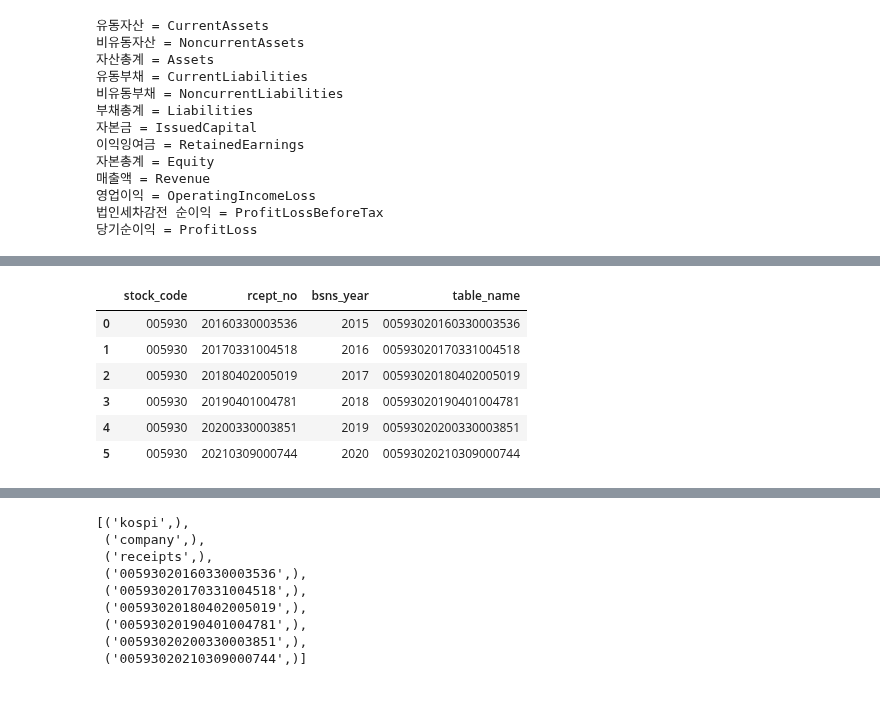
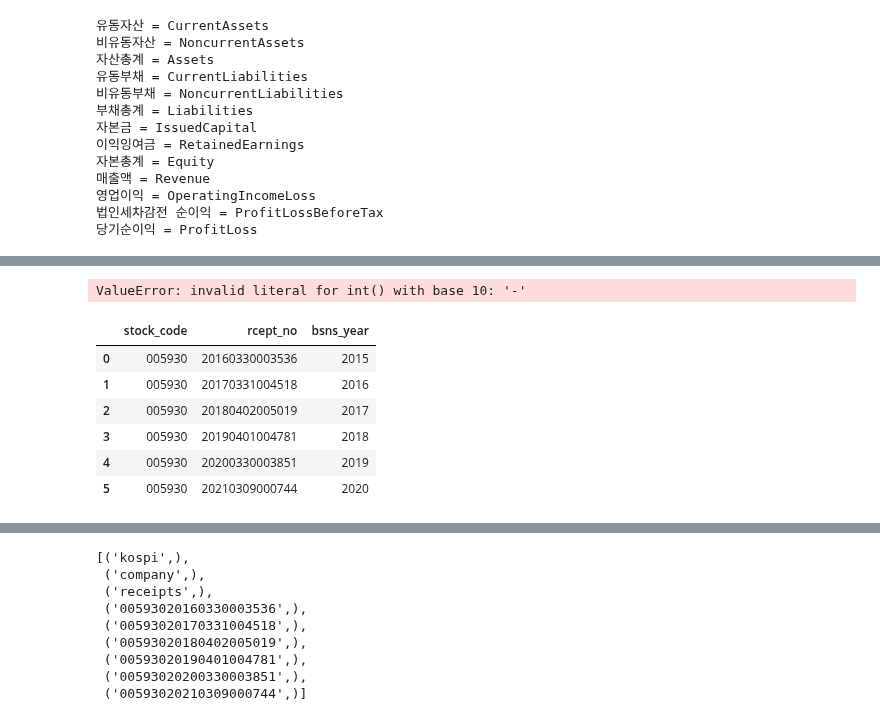
Before and after one commit to simonjisu/Text2SQL, a Jupyter notebook: Notebooks/SQLDatabase.ipynb, the cells around one changed output, grey strips where cells are left out. Cells and saved outputs as stored; diff of their text form; code cells hidden in the pictures.

```diff
--- a/Notebooks/SQLDatabase.ipynb
+++ b/Notebooks/SQLDatabase.ipynb
@@ -88,8 +88,8 @@ import sqlite3
 from pathlib import Path
 
 db_path = Path("./private/")
-# con = sqlite3.connect(db_path / "kospi.db")
+conn = sqlite3.connect(db_path / "kospi.db")
 # Samsung Electronic: 005930
-conn = sqlite3.connect(db_path / "samsung.db")
+# conn = sqlite3.connect(db_path / "samsung_new.db")
 c = conn.cursor()
 # %%
@@ -346,0 +390,17 @@ bsns_years = list(range(2015, 2021))
+# %%
+bsns_years = list(range(2015, 2021))
+dfs = []
+for corp in tqdm(stocks_syms):
+    for bsns_year in bsns_years:
+        df = dart.finstate(corp, bsns_year)
+        if df is None:
+            continue
+        else:
+            df = preprocess_finstate(df.iloc[:12, :-1])
+            dfs.append(df)
+
+df_receipts = pd.concat(dfs)
+# %% [output]
+ValueError: invalid literal for int() with base 10: '-'
+# %%
+corp = stocks_syms[0]
@@ -347,15 +411,15 @@ bsns_years = list(range(2015, 2021))
 # %%
 # save to sql
 dfs = [preprocess_finstate(dart.finstate(corp, bsns_year, reprt_code="11011")).iloc[:12] for bsns_year in bsns_years]
 cols = ["stock_code", "rcept_no", "bsns_year"]
 rcept_nos = pd.DataFrame([df.loc[0, cols] for df in dfs], columns=cols).reset_index(drop=True)
-rcept_nos["table_name"] = rcept_nos["stock_code"] + rcept_nos["rcept_no"]
+# rcept_nos["table_name"] = rcept_nos["stock_code"] + rcept_nos["rcept_no"]
 rcept_nos
 # %% [output]
-|  | stock_code | rcept_no | bsns_year | table_name |
-| 0 | 005930 | 20160330003536 | 2015 | 00593020160330003536 |
-| 1 | 005930 | 20170331004518 | 2016 | 00593020170331004518 |
-| 2 | 005930 | 20180402005019 | 2017 | 00593020180402005019 |
-| 3 | 005930 | 20190401004781 | 2018 | 00593020190401004781 |
-| 4 | 005930 | 20200330003851 | 2019 | 00593020200330003851 |
-| 5 | 005930 | 20210309000744 | 2020 | 00593020210309000744 |
+|  | stock_code | rcept_no | bsns_year |
+| 0 | 005930 | 20160330003536 | 2015 |
+| 1 | 005930 | 20170331004518 | 2016 |
+| 2 | 005930 | 20180402005019 | 2017 |
+| 3 | 005930 | 20190401004781 | 2018 |
+| 4 | 005930 | 20200330003851 | 2019 |
+| 5 | 005930 | 20210309000744 | 2020 |
```
Also changed, not shown: parts of 21 cells of this notebook, 1 other file.
